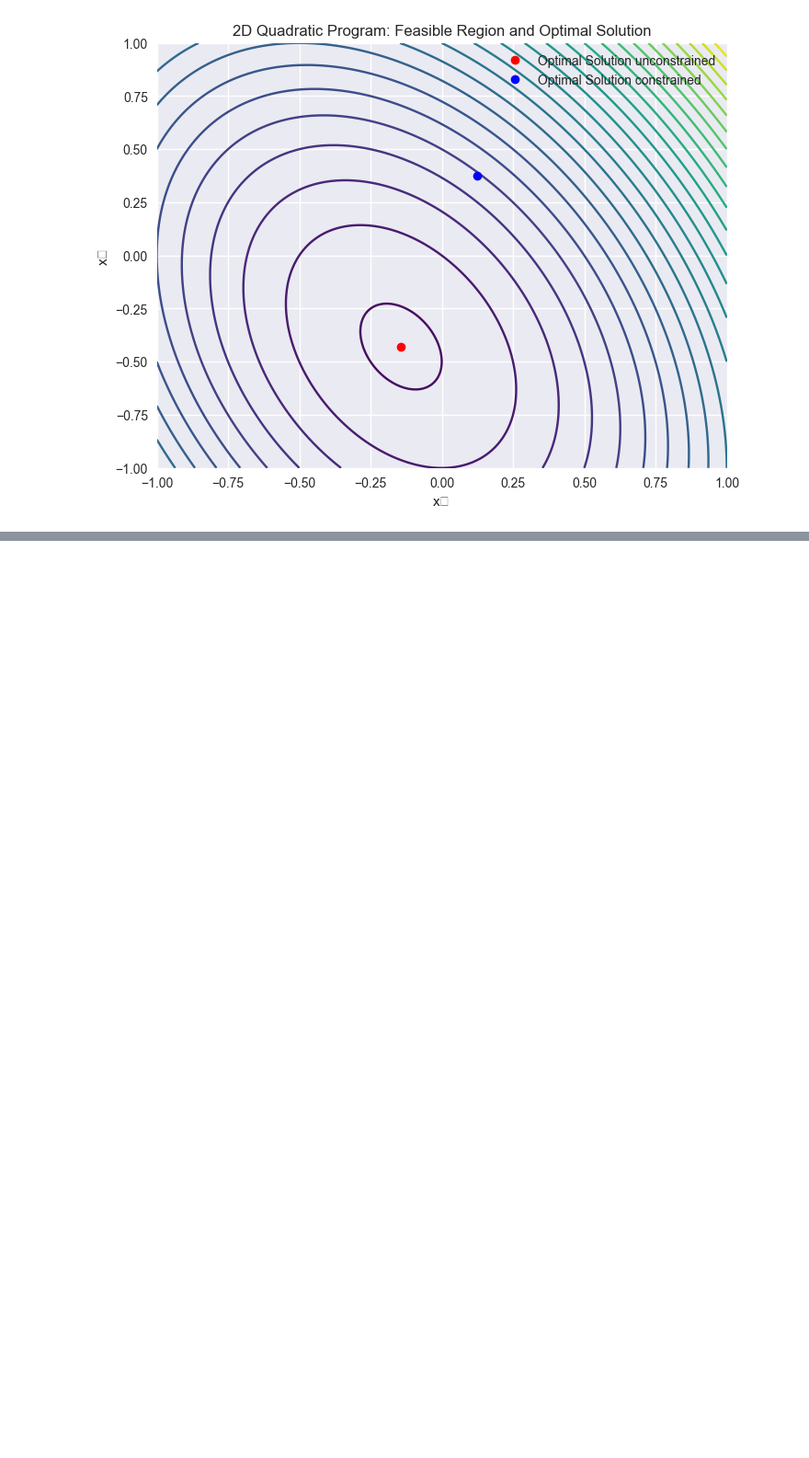
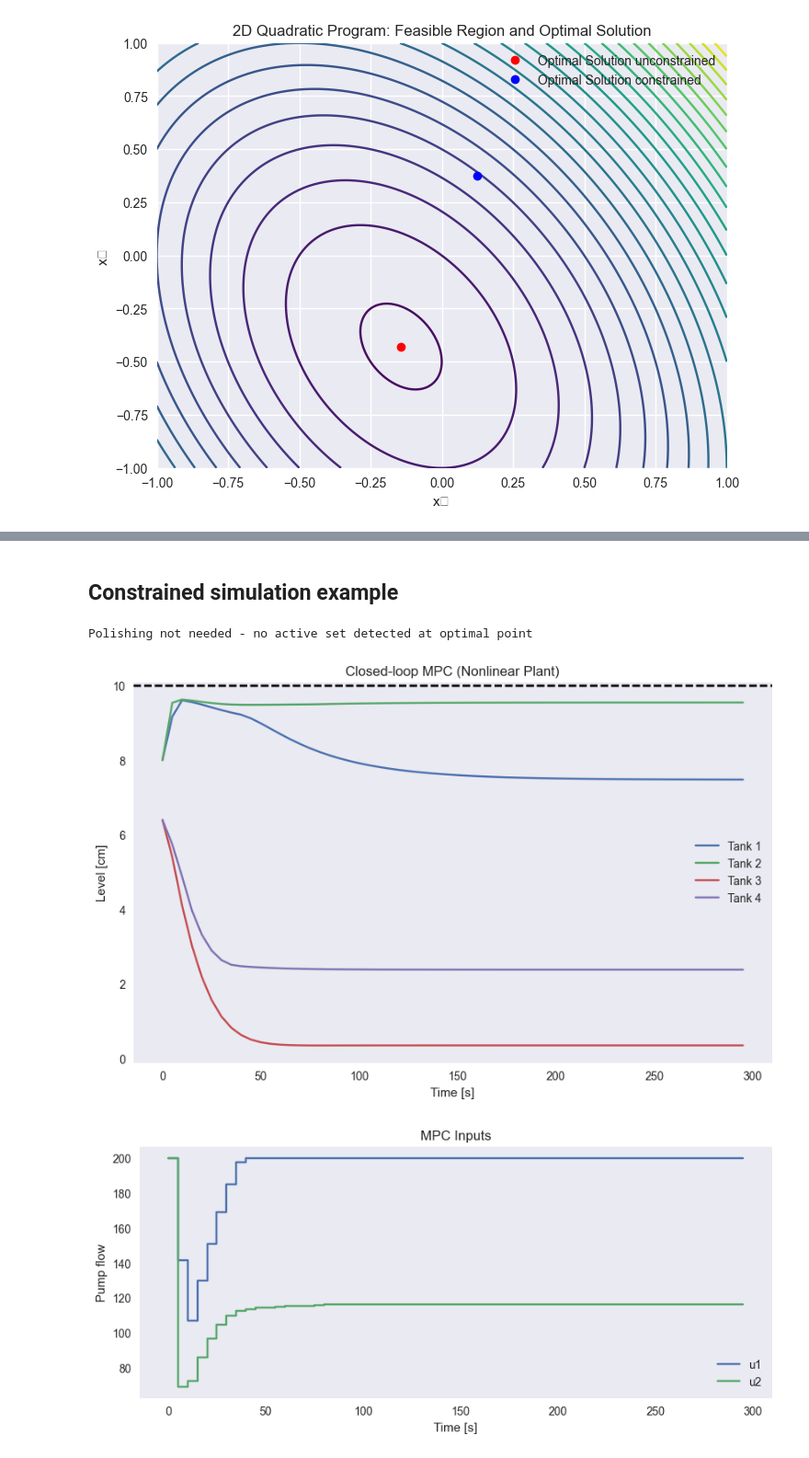
Before and after one commit to Comicboy/DTU_MPC, a Jupyter notebook: Modified_FourTank.ipynb, the cells around one changed output, grey strips where cells are left out. Shown at 92% size. Cells and saved outputs as stored; diff of their text form; code cells hidden in the pictures; blank space fills up the shorter version.

```diff
--- a/Modified_FourTank.ipynb
+++ b/Modified_FourTank.ipynb
@@ -699,0 +760,35 @@ Polishing not needed - no active set detected at optimal point
+# %% [markdown]
+## Constrained simulation example
+# %%
+# time grid
+Ts = 5.0
+t = np.arange(0, 300, Ts)
+
+# initial condition
+x0 = x_op * 0.8   # 20% deviation
+
+# disturbance
+d = np.zeros((2, len(t)))
+
+# MPC tuning
+Q = np.diag([10, 10, 0, 0])   # focus on tank 1 & 2
+R = 0.1 * np.eye(2)
+N = 10
+
+mpc = fun.design_mpc(Ad, Bd, Q, R, N)
+u_min, u_max = 0, 200
+# run simulation
+x_cl, u_cl, y_cl = fun.closed_loop_mpc_sim_constrained(
+    t=t,
+    x0=x0,
+    p=p,
+    d=d,
+    mpc=mpc,
+    xr=x_op,
+    u_min = u_min,
+    u_max = u_max
+)
+# %% [output]
+Polishing not needed - no active set detected at optimal point
+[figure, added]
+[figure, added]
```
Also changed, not shown: parts of 10 cells of this notebook.
